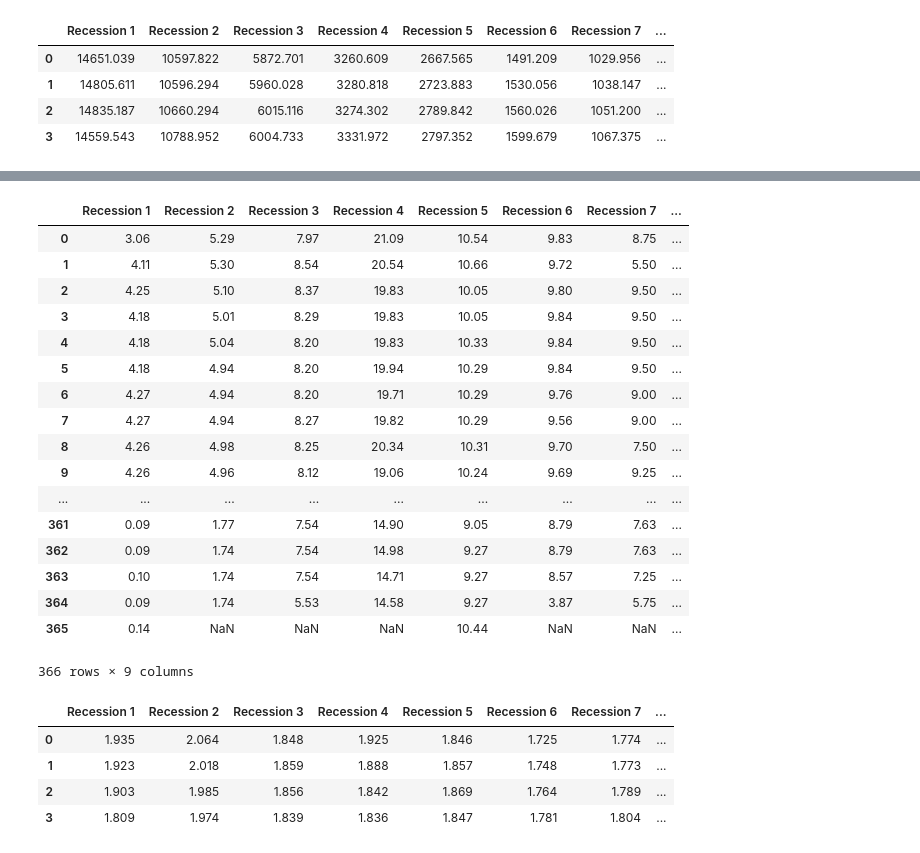
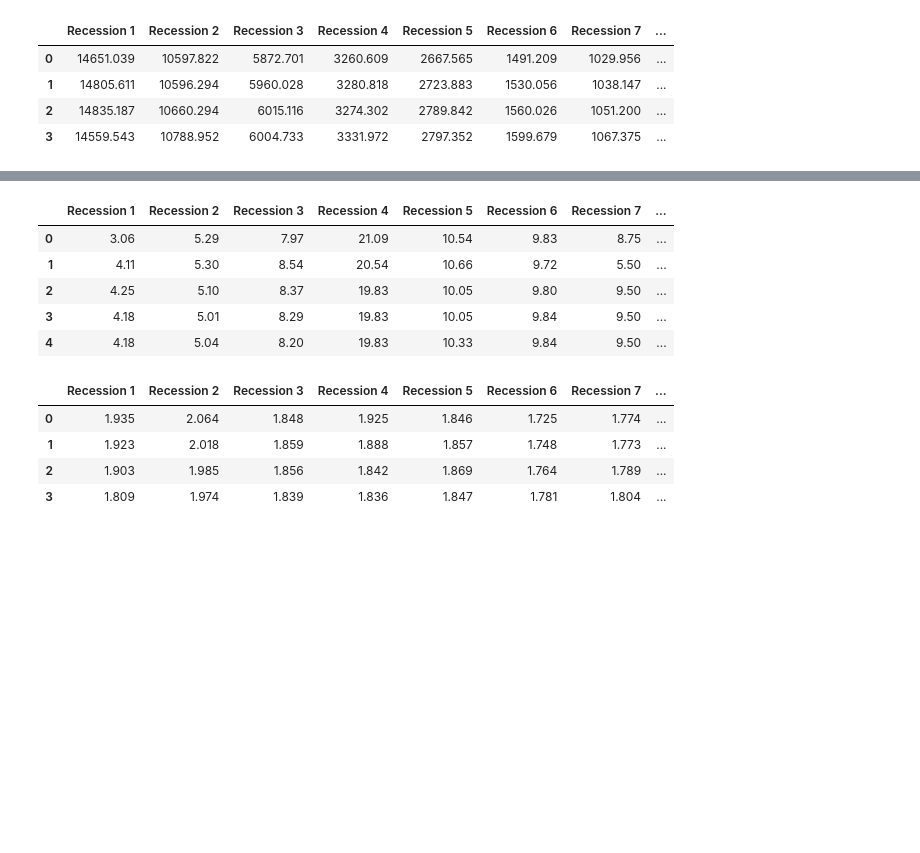
Before and after one commit to evanpaliotta/Project_1, a Jupyter notebook: outline.ipynb, the cells around one changed output, grey strips where cells are left out. Cells and saved outputs as stored; diff of their text form; code cells hidden in the pictures; blank space fills up the shorter version.

```diff
--- a/outline.ipynb
+++ b/outline.ipynb
@@ -295,32 +218,20 @@ unemployment_rate_df
 # %%
 #Create federal funds rate dataframe
 ffdfs = [ff_rate1,ff_rate2,ff_rate3,ff_rate4,ff_rate5,ff_rate6,ff_rate7,ff_rate8,ff_rate9]
 
 for df in ffdfs:
     df.reset_index(drop=True, inplace=True)
 
 ff_rate_df= pd.DataFrame(ffdfs).T
 ff_rate_df.columns = ["Recession 1", "Recession 2", "Recession 3", "Recession 4", "Recession 5", "Recession 6", "Recession 7", "Recession 8", "Recession 9"]
-ff_rate_df
+ff_rate_df.head()
 # %% [output]
 |  | Recession 1 | Recession 2 | Recession 3 | Recession 4 | Recession 5 | Recession 6 | Recession 7 | ... |
 | 0 | 3.06 | 5.29 | 7.97 | 21.09 | 10.54 | 9.83 | 8.75 | ... |
 | 1 | 4.11 | 5.30 | 8.54 | 20.54 | 10.66 | 9.72 | 5.50 | ... |
 | 2 | 4.25 | 5.10 | 8.37 | 19.83 | 10.05 | 9.80 | 9.50 | ... |
 | 3 | 4.18 | 5.01 | 8.29 | 19.83 | 10.05 | 9.84 | 9.50 | ... |
 | 4 | 4.18 | 5.04 | 8.20 | 19.83 | 10.33 | 9.84 | 9.50 | ... |
-| 5 | 4.18 | 4.94 | 8.20 | 19.94 | 10.29 | 9.84 | 9.50 | ... |
-| 6 | 4.27 | 4.94 | 8.20 | 19.71 | 10.29 | 9.76 | 9.00 | ... |
-| 7 | 4.27 | 4.94 | 8.27 | 19.82 | 10.29 | 9.56 | 9.00 | ... |
-| 8 | 4.26 | 4.98 | 8.25 | 20.34 | 10.31 | 9.70 | 7.50 | ... |
-| 9 | 4.26 | 4.96 | 8.12 | 19.06 | 10.24 | 9.69 | 9.25 | ... |
-| ... | ... | ... | ... | ... | ... | ... | ... | ... |
-| 361 | 0.09 | 1.77 | 7.54 | 14.90 | 9.05 | 8.79 | 7.63 | ... |
-| 362 | 0.09 | 1.74 | 7.54 | 14.98 | 9.27 | 8.79 | 7.63 | ... |
-| 363 | 0.10 | 1.74 | 7.54 | 14.71 | 9.27 | 8.57 | 7.25 | ... |
-| 364 | 0.09 | 1.74 | 5.53 | 14.58 | 9.27 | 3.87 | 5.75 | ... |
-| 365 | 0.14 | NaN | NaN | NaN | 10.44 | NaN | NaN | ... |
-366 rows × 9 columns
 # %%
 #Create M2 velocity dataframe
 m2vdfs = [M2_velocity1,M2_velocity2,M2_velocity3,M2_velocity4,M2_velocity5,M2_velocity6,M2_velocity7,M2_velocity8]
```
Also changed, not shown: parts of 26 cells of this notebook.
